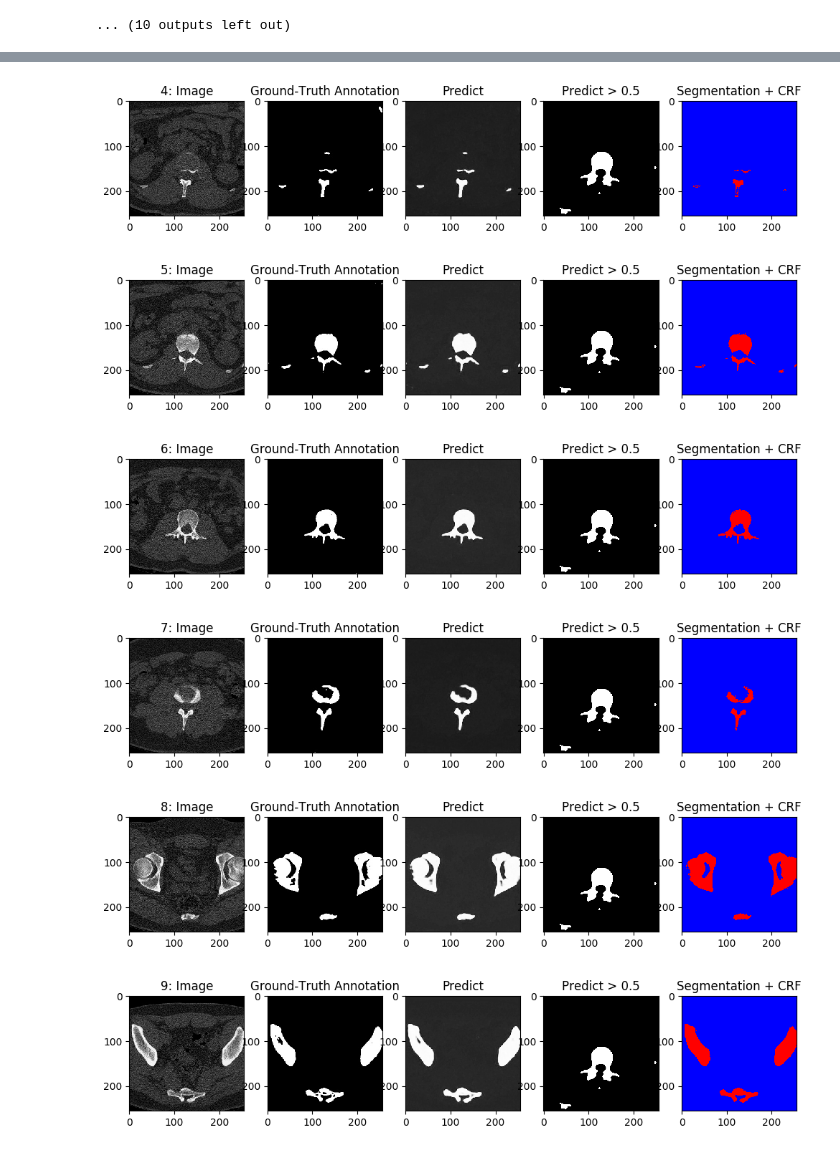
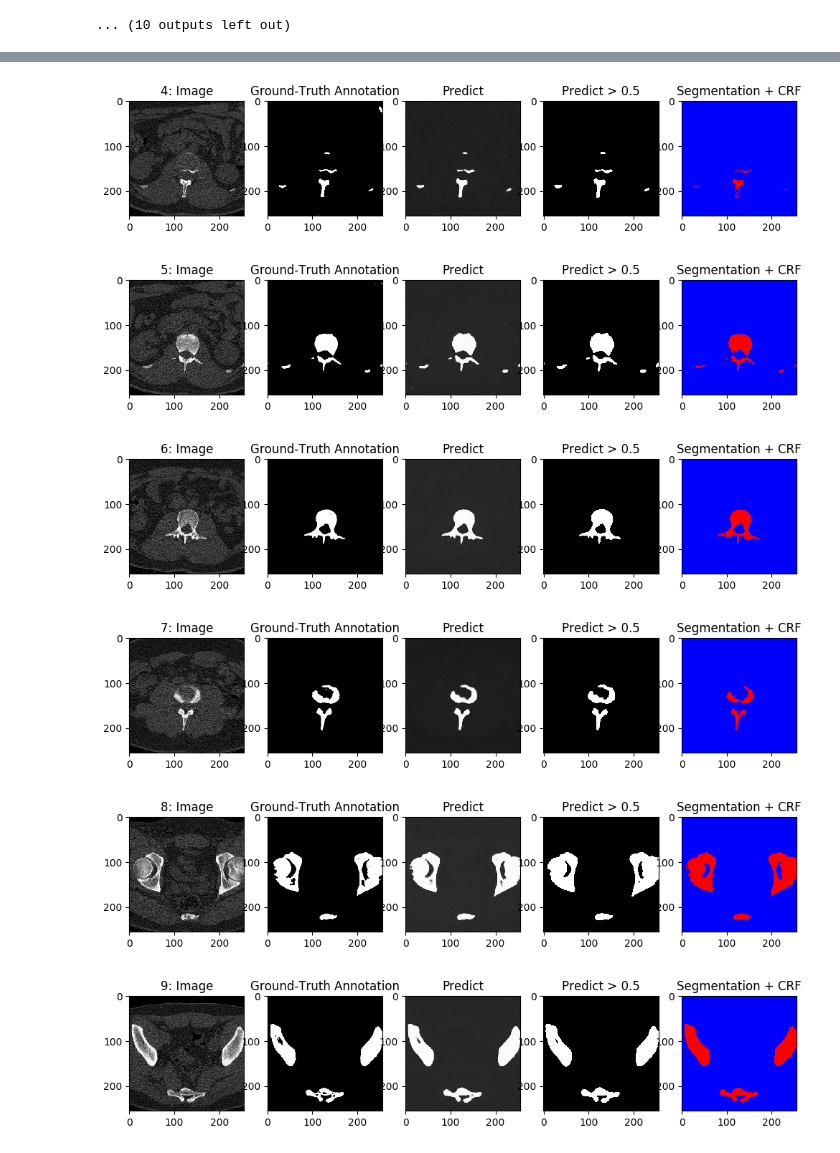
Before and after one commit to ianchen1015/segmentation, a Jupyter notebook: k/model_crf.ipynb, the cells around one changed output, grey strips where cells are left out. Saved outputs shown, nothing was run; the diff lists cells and outputs as text; code cells hidden in the pictures.

```diff
--- a/k/model_crf.ipynb
+++ b/k/model_crf.ipynb
@@ -238,7 +238,7 @@ def crf(n):
         Y = Y_train[num:num+1]
 
         predict = model.predict(X)
-        predict2 = img > 0.5
+        predict2 = predict > 0.5
 
         image = X[0,:,:,:]
         imagey = Y[0,:,:,0]
@@ -276,7 +276,6 @@ def crf(n):
 
         res = np.argmax(Q, axis=0).reshape((image.shape[0], image.shape[1]))
 
-        print(res.shape)
         plt.figure(num=None, figsize=(12, 15), dpi=100, facecolor='w', edgecolor='k')
         plt.subplot(151), plt.title(str(num) + ': Image'), plt.imshow(X.reshape(size,size), cmap='gray')
         plt.subplot(152), plt.title('Ground-Truth Annotation'), plt.imshow(Y.reshape(size,size), cmap='gray')
@@ -303,6 +292,6 @@ crf(10)
-[figure, old version]
+[figure, new version]
-[figure, old version]
+[figure, new version]
-[figure, old version]
+[figure, new version]
-[figure, old version]
+[figure, new version]
-[figure, old version]
+[figure, new version]
-[figure, old version]
+[figure, new version]
```
Also changed, not shown: parts of 1 cell of this notebook.
